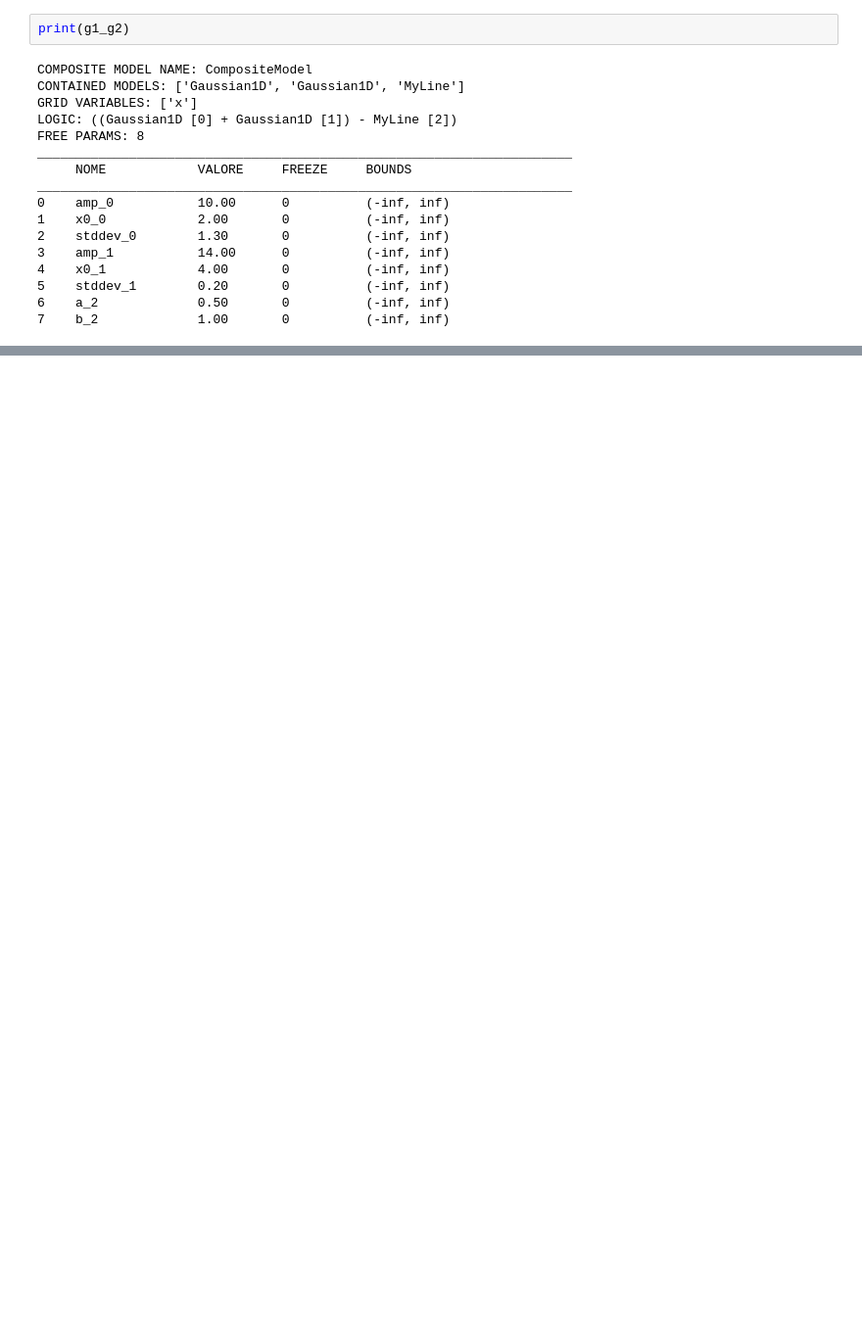
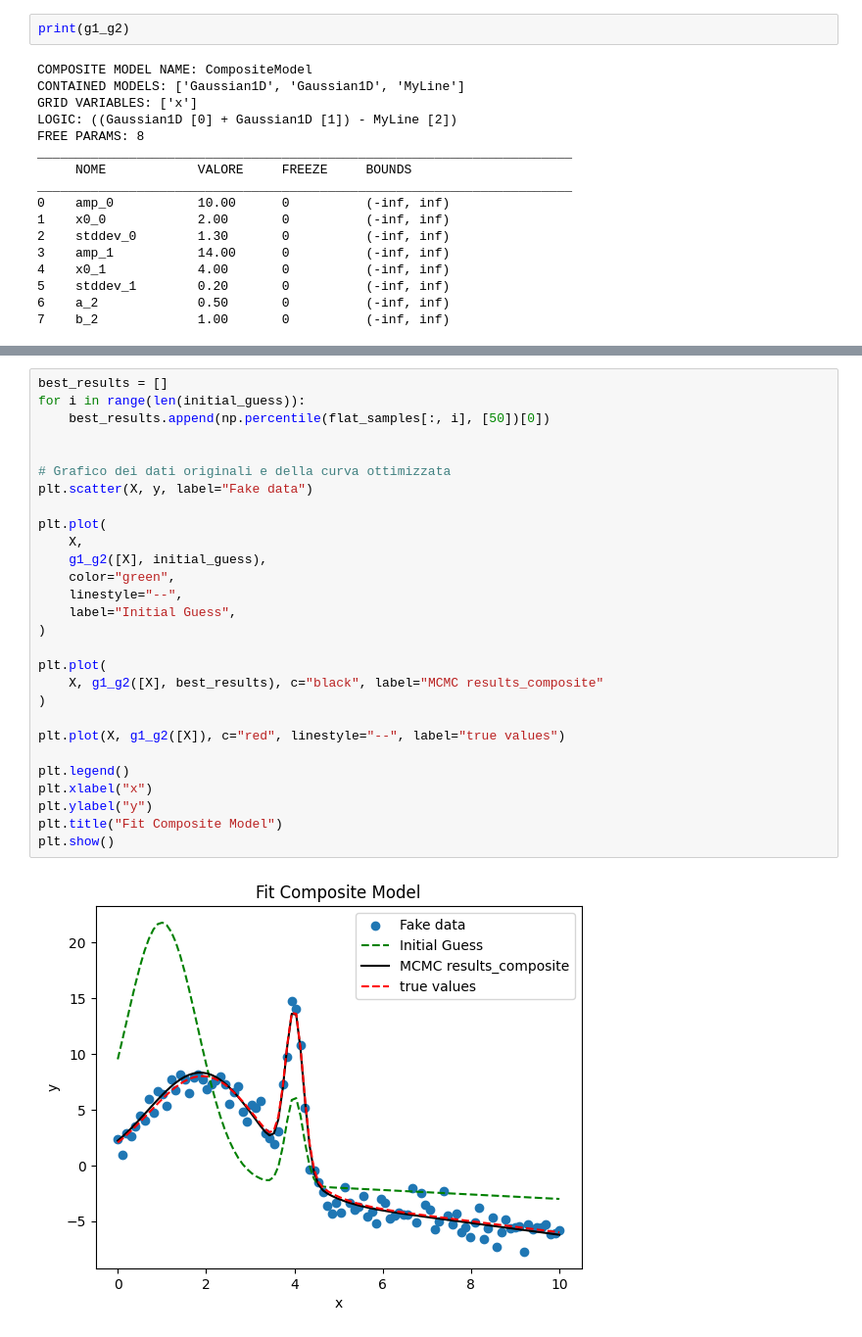
Before and after one commit to m4ttes4/CosmoSynth, a Jupyter notebook: basic_fitting.ipynb, the cells around one changed output, grey strips where cells are left out. Shown at 98% size. Drawn from its saved outputs; the diff is of its cells as text; blank space fills up the shorter version.

```diff
--- a/basic_fitting.ipynb
+++ b/basic_fitting.ipynb
@@ -205,0 +267,30 @@ Optimizee Params ['amp_0', 'x0_0', 'stddev_0', 'amp_1', 'x0_1', 'stddev_1', 'a_2
+# %%
+best_results = []
+for i in range(len(initial_guess)):
+    best_results.append(np.percentile(flat_samples[:, i], [50])[0])
+
+
+# Grafico dei dati originali e della curva ottimizzata
+plt.scatter(X, y, label="Fake data")
+
+plt.plot(
+    X,
+    g1_g2([X], initial_guess),
+    color="green",
+    linestyle="--",
+    label="Initial Guess",
+)
+
+plt.plot(
+    X, g1_g2([X], best_results), c="black", label="MCMC results_composite"
+)
+
+plt.plot(X, g1_g2([X]), c="red", linestyle="--", label="true values")
+
+plt.legend()
+plt.xlabel("x")
+plt.ylabel("y")
+plt.title("Fit Composite Model")
+plt.show()
+# %% [output]
+[figure, added]
```
Also changed, not shown: parts of 7 cells of this notebook, 1 other file.
